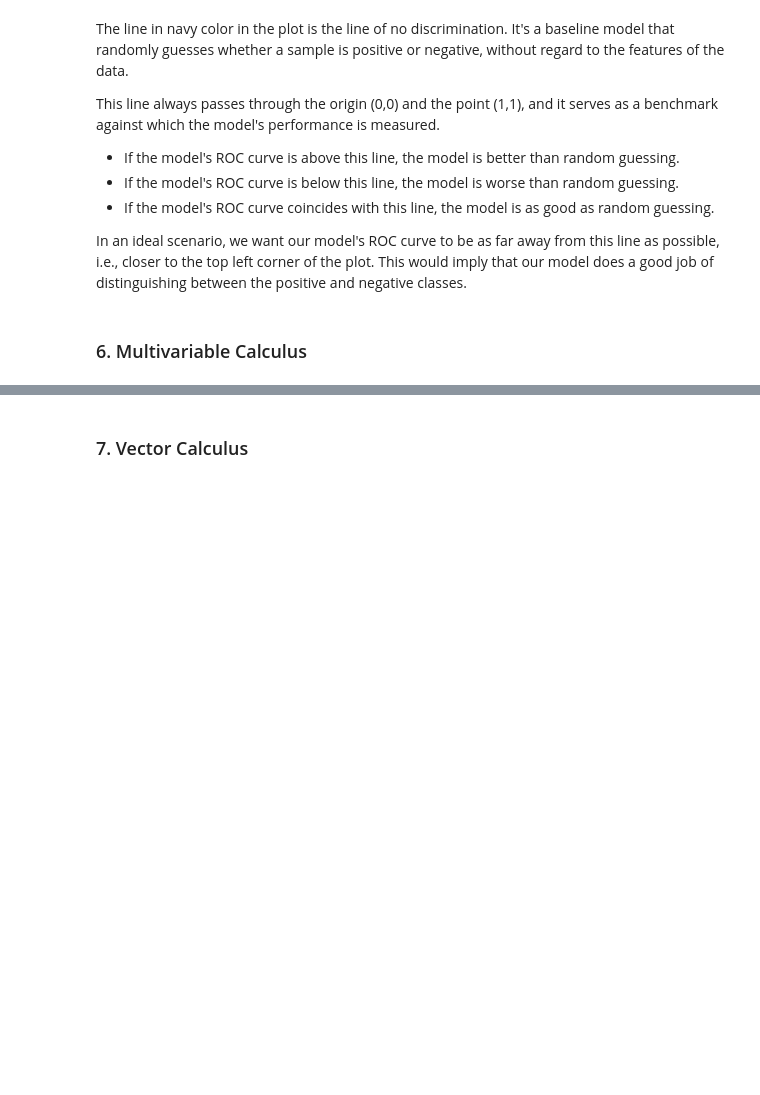
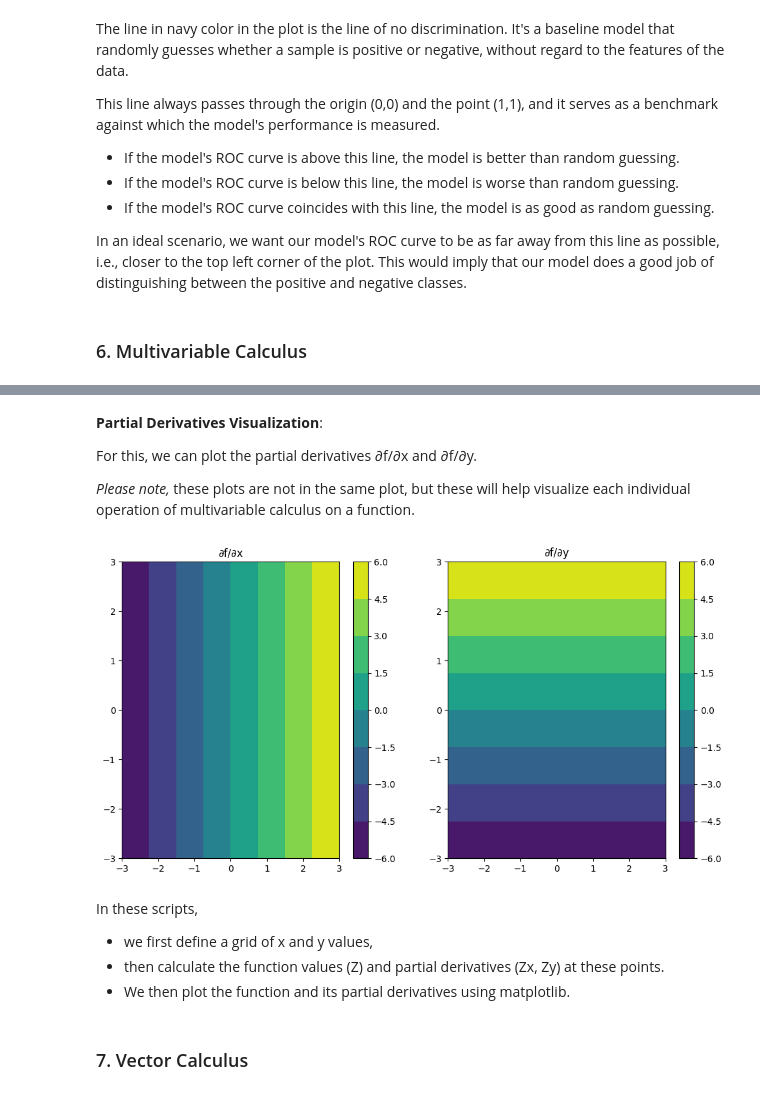
Before and after one commit to natapone/learning_ai_by_coding, a Jupyter notebook: 1-2_calculus.ipynb, the cells around one changed output, grey strips where cells are left out. Cells and saved outputs as stored; diff of their text form; code cells hidden in the pictures; blank space fills up the shorter version.

Commit message:
Multivariable calculus

```diff
--- a/1-2_calculus.ipynb
+++ b/1-2_calculus.ipynb
@@ -1140,3 +1246,33 @@ In an ideal scenario, we want our model's ROC curve to be as far away from this
+# %% [markdown]
+**Partial Derivatives Visualization**:
+
+For this, we can plot the partial derivatives ∂f/∂x and ∂f/∂y.
+
+_Please note,_ these plots are not in the same plot, but these will help visualize each individual operation of multivariable calculus on a function.
+# %%
+Zx = 2*X  # Partial derivative with respect to x
+Zy = 2*Y  # Partial derivative with respect to y
+
+fig, ax = plt.subplots(1, 2, figsize=(12, 6))
+
+# ∂f/∂x
+c = ax[0].contourf(X, Y, Zx, cmap='viridis')
+fig.colorbar(c, ax=ax[0])
+ax[0].set_title("∂f/∂x")
+
+# ∂f/∂y
+c = ax[1].contourf(X, Y, Zy, cmap='viridis')
+fig.colorbar(c, ax=ax[1])
+ax[1].set_title("∂f/∂y")
+
+plt.show()
+# %% [output]
+[figure, added]
+# %% [markdown]
+In these scripts,
+- we first define a grid of x and y values,
+- then calculate the function values (Z) and partial derivatives (Zx, Zy) at these points.
+- We then plot the function and its partial derivatives using matplotlib.
 # %% [markdown]
 ### 7. Vector Calculus
 # %% [markdown]
```
Also changed, not shown: parts of 12 cells of this notebook.
